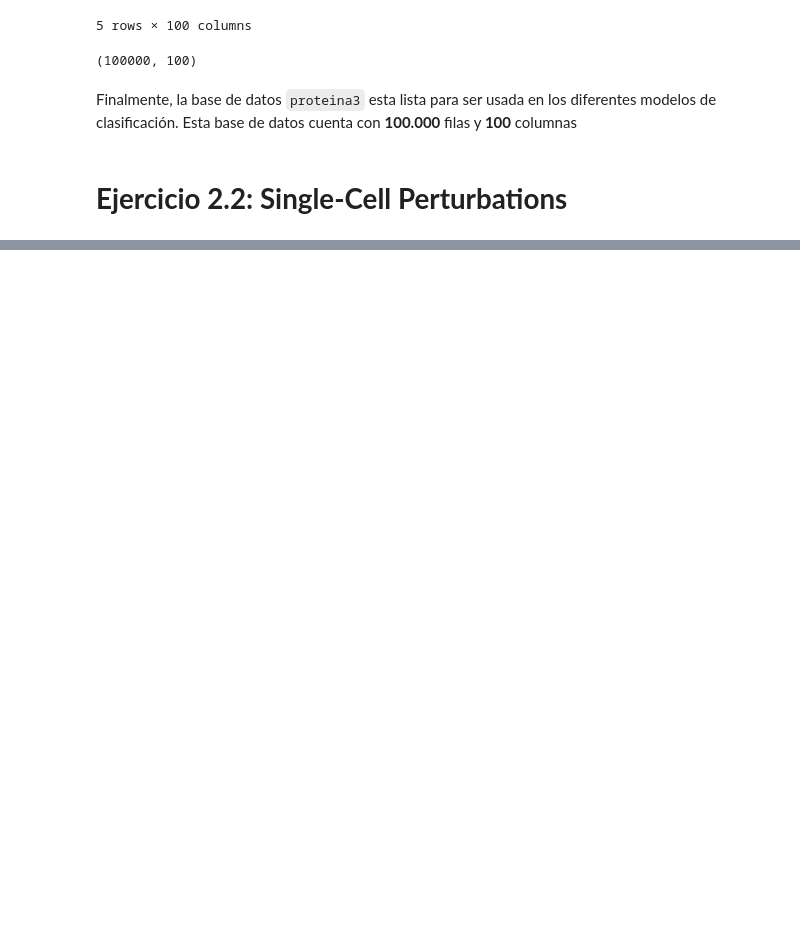
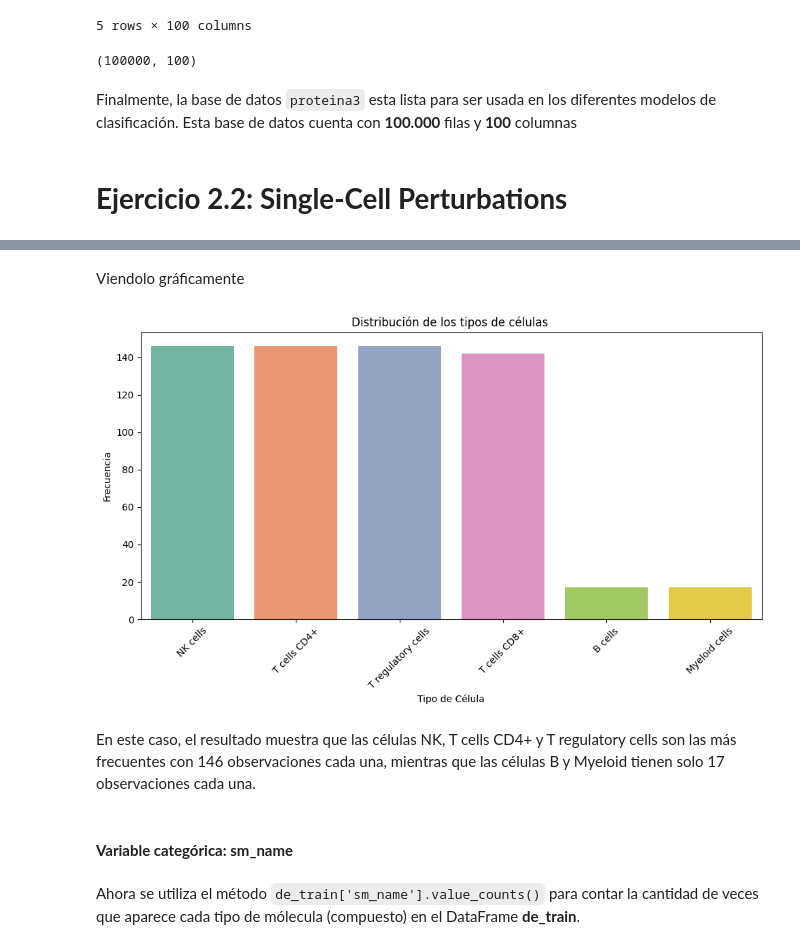
Before and after one commit to kmarcela11/MachineLearning, a Jupyter notebook: _sources/Ejercicio2.ipynb, the cells around one changed output, grey strips where cells are left out. Cells and saved outputs as stored; diff of their text form; code cells hidden in the pictures; blank space fills up the shorter version.

```diff
--- a/_sources/Ejercicio2.ipynb
+++ b/_sources/Ejercicio2.ipynb
@@ -703,0 +755,3 @@ Finalmente, la base de datos `proteina3` esta lista para ser usada en los difere
+# %%
+# de_train = pd.read_parquet('de_train.parquet')
+de_train = pd.read_parquet('C:/Users/kamac/OneDrive/Desktop/MachineLearningUN/de_train.parquet')
@@ -703,0 +849,23 @@ Finalmente, la base de datos `proteina3` esta lista para ser usada en los difere
+# %% [markdown]
+Viendolo gráficamente
+# %%
+cell_type_counts = de_train['cell_type'].value_counts()
+
+plt.figure(figsize=(10, 6))
+sns.barplot(x = cell_type_counts.index, y = cell_type_counts.values, hue = cell_type_counts.index, dodge = False, palette = "Set2", legend = False)
+plt.title('Distribución de los tipos de células ')
+plt.xlabel('Tipo de Célula')
+plt.ylabel('Frecuencia')
+plt.xticks(rotation = 45)
+plt.tight_layout()
+plt.show()
+# %% [output]
+[figure, added]
+# %% [markdown]
+En este caso, el resultado muestra que las células NK, T cells CD4+ y T regulatory cells son las más frecuentes con 146 observaciones cada una, mientras que las células B y Myeloid tienen solo 17 observaciones cada una.
+# %% [markdown]
+#### **Variable categórica: sm_name**
+# %% [markdown]
+
+
+Ahora se utiliza el método `de_train['sm_name'].value_counts()` para contar la cantidad de veces que aparece cada tipo de mólecula (compuesto) en el DataFrame **de_train**.
```
Also changed, not shown: parts of 207 cells of this notebook, 42 other files.
